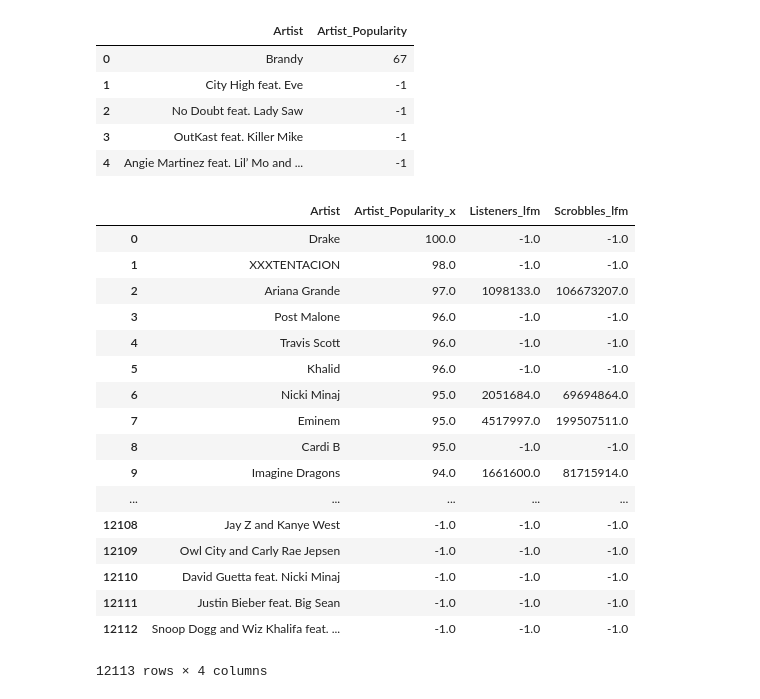
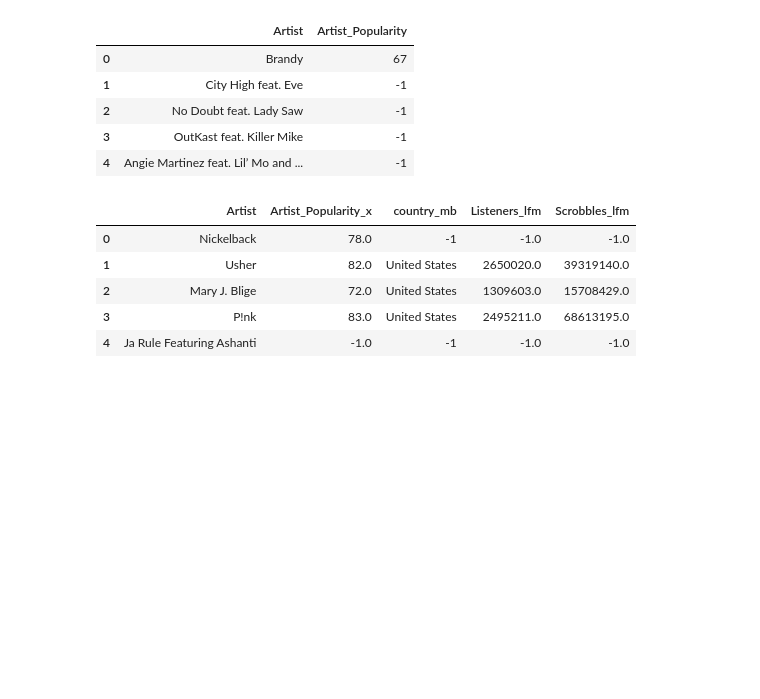
Before and after one commit to 4datawoman/ETL-project, a Jupyter notebook: ETL_project.ipynb, the cells around one changed output. Drawn from its saved outputs; the diff is of its cells as text; code cells hidden in the pictures; blank space fills up the shorter version.

Commit message:
udated artist and titles dataframes

```diff
--- a/ETL_project.ipynb
+++ b/ETL_project.ipynb
@@ -24,10 +24,11 @@ artists_df = artists_df.drop(columns=['mbid', 'country_lastfm', 'artist_lastfm',
 us_df = artists_df.loc[artists_df['country_mb'] == "United States"].dropna()
 
 
-pop_us_artists = pop_us_artists.rename(columns={"artist_mb" : "Artist",
+pop_us_artists = us_df.rename(columns={"artist_mb" : "Artist",
                                                "tags_mb" : "Genre Tags",
                                               "listeners_lastfm" : "Listeners_lfm",
                                                "scrobbles_lastfm": "Scrobbles_lfm"})
 
 # pop_us_artists = pop_us_artists.sort_values('listeners_lastfm', ascending=False)
-pop_us_artists = pop_us_artists.drop_duplicates()
+# pop_us_artists = pop_us_artists.drop_duplicates()
+pop_us_artists.head()
@@ -93,7 +101,7 @@ bb_5.head()
 # %%
 # remove columns and duplicate data; create a new dataframe of artists
 bb_artists_pop = bb_5.drop(columns=["date", "Rank", "Weeks on chart", "year", "Title", "Spotify_Popularity"])
-bb_artists_pop = bb_artists_pop.sort_values("Artist_Popularity", ascending=False)
+# bb_artists_pop = bb_artists_pop.sort_values("Artist_Popularity", ascending=False)
 bb_artists_pop = bb_artists_pop.drop_duplicates().reset_index(drop=True)
 # len(bb_artists_pop)
 bb_artists_pop.head()
@@ -155,26 +163,14 @@ bbry_artists.head()
 # %%
 artist_merge2 = pd.merge(artist_merge, bbry_artists, how='outer', on='Artist')
 artist_merge2 = artist_merge2.drop(columns=["Artist_Popularity_y"])
 artist_merge2 = artist_merge2.fillna(value=-1)
-artist_merge2
+artist_merge2.head()
 # len(artist_merge)
 # artist_merge2.sort_values("Listeners_lfm")
 # %% [output]
-|  | Artist | Artist_Popularity_x | Listeners_lfm | Scrobbles_lfm |
-| 0 | Drake | 100.0 | -1.0 | -1.0 |
-| 1 | XXXTENTACION | 98.0 | -1.0 | -1.0 |
-| 2 | Ariana Grande | 97.0 | 1098133.0 | 106673207.0 |
-| 3 | Post Malone | 96.0 | -1.0 | -1.0 |
-| 4 | Travis Scott | 96.0 | -1.0 | -1.0 |
-| 5 | Khalid | 96.0 | -1.0 | -1.0 |
-| 6 | Nicki Minaj | 95.0 | 2051684.0 | 69694864.0 |
-| 7 | Eminem | 95.0 | 4517997.0 | 199507511.0 |
-| 8 | Cardi B | 95.0 | -1.0 | -1.0 |
-| 9 | Imagine Dragons | 94.0 | 1661600.0 | 81715914.0 |
-| ... | ... | ... | ... | ... |
-| 12108 | Jay Z and Kanye West | -1.0 | -1.0 | -1.0 |
-| 12109 | Owl City and Carly Rae Jepsen | -1.0 | -1.0 | -1.0 |
-| 12110 | David Guetta feat. Nicki Minaj | -1.0 | -1.0 | -1.0 |
-| 12111 | Justin Bieber feat. Big Sean | -1.0 | -1.0 | -1.0 |
-| 12112 | Snoop Dogg and Wiz Khalifa feat. ... | -1.0 | -1.0 | -1.0 |
+|  | Artist | Artist_Popularity_x | country_mb | Listeners_lfm | Scrobbles_lfm |
+| 0 | Nickelback | 78.0 | -1 | -1.0 | -1.0 |
+| 1 | Usher | 82.0 | United States | 2650020.0 | 39319140.0 |
+| 2 | Mary J. Blige | 72.0 | United States | 1309603.0 | 15708429.0 |
+| 3 | P!nk | 83.0 | United States | 2495211.0 | 68613195.0 |
+| 4 | Ja Rule Featuring Ashanti | -1.0 | -1 | -1.0 | -1.0 |
-12113 rows × 4 columns
```
Also changed, not shown: parts of 13 cells of this notebook.
